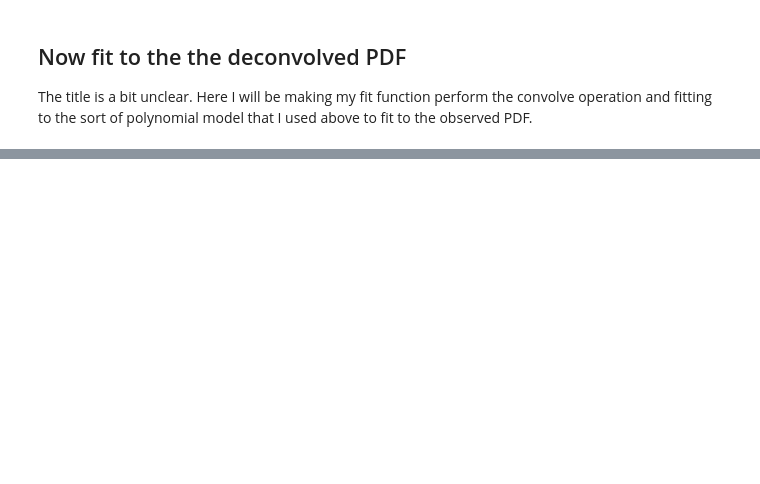
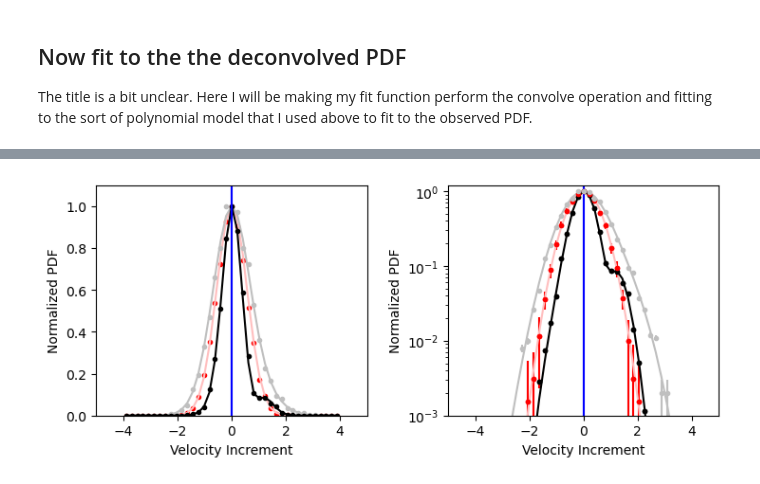
Before and after one commit to ispielma/anaysis_julia, a Jupyter notebook: 2024_02_27_Deconvolve_PDF/2024_02_27_Deconvolve_PDF.ipynb, the cells around one changed output, grey strips where cells are left out. Saved outputs shown, nothing was run; the diff lists cells and outputs as text; code cells hidden in the pictures; blank space fills up the shorter version.

```diff
--- a/2024_02_27_Deconvolve_PDF/2024_02_27_Deconvolve_PDF.ipynb
+++ b/2024_02_27_Deconvolve_PDF/2024_02_27_Deconvolve_PDF.ipynb
@@ -372,0 +465,84 @@ plt.gcf()
+# %%
+# Generate ground truth, noise, and add to get measurement outcomes.
+
+samples = 8776 # nummber of samples to Generate
+
+measure_turb = [sample(cdf_turb, v_grid) for _ in 1:samples]
+measure_bec = [sample(cdf_bec, v_grid) for _ in 1:samples]
+measure_raw = measure_turb .+ measure_bec
+
+hist_turb = hist(measure_turb, v_turb_hist_x)
+hist_turb ./= maximum(hist_turb)
+
+hist_bec = hist(measure_bec, v_bec_hist_x)
+hist_bec ./= maximum(hist_bec);
+
+hist_raw = hist(measure_raw, v_turb_hist_x)
+hist_raw ./= maximum(hist_raw);
+# %%
+# Plot the PDFs as well as the fit
+
+fig = plt.figure(figsize=Tuple([8, 3]))
+ax_dict = fig.subplot_mosaic(
+    "AB",
+    gridspec_kw=Dict(
+        "bottom" => 0.12,
+        "top" => 0.93,
+        "left" => 0.15,
+        "right" => 0.97,
+        "wspace" => 0.3,
+        "hspace" => 0.4,
+    ),
+)
+
+m = gauss_model_bec(v_bec_hist_x, LsqFit.coef(bec_fit))
+
+ax_dict["A"].plot(v_bec_hist_x, hist_bec, "r.")
+ax_dict["A"].plot(v_bec_hist_x, m ./ maximum(m), "-", color=(1.0, 0.75, 0.75))
+
+e_bec = (1.0./w_bec) .* [d > 0 ? 1.0 : 0.0 for d in hist_bec]
+ax_dict["B"].errorbar(v_bec_hist_x, hist_bec, yerr=e_bec ./ maximum(m), fmt="r.")
+ax_dict["B"].plot(v_bec_hist_x, hist_bec, "r.")
+ax_dict["B"].plot(v_bec_hist_x, m ./ maximum(m), "-", color=(1.0, 0.75, 0.75))
+
+m = conv_model(v_turb_hist_x, LsqFit.coef(turb_fit))
+ax_dict["A"].plot(v_turb_hist_x, hist_raw, ".", color=(0.75, 0.75, 0.75))
+ax_dict["A"].plot(v_turb_hist_x, m ./ maximum(m) , "-", color=(0.75, 0.75, 0.75))
+
+e_turb = (1.0./w_turb) .* [d > 0 ? 1.0 : 0.0 for d in hist_raw]
+ax_dict["B"].errorbar(v_turb_hist_x, hist_raw, yerr=e_turb ./ maximum(m), fmt=".", color=(0.75, 0.75, 0.75))
+ax_dict["B"].plot(v_turb_hist_x, m ./ maximum(m) , "-", color=(0.75, 0.75, 0.75))
+
+ax_dict["B"].plot(v_turb_hist_x, hist_turb, "k.")
+
+m = model(v_turb_hist_x, LsqFit.coef(turb_fit))
+ax_dict["A"].plot(v_turb_hist_x, hist_turb, "k.")
+ax_dict["B"].plot(v_turb_hist_x, hist_turb, "k.")
+
+ax_dict["A"].plot(v_turb_hist_x, model(v_turb_hist_x, LsqFit.coef(turb_fit)) ./ maximum(m), "-", color="k")
+ax_dict["B"].plot(v_turb_hist_x, model(v_turb_hist_x, LsqFit.coef(turb_fit)) ./ maximum(m), "-", color="k")
+
+
+ax_dict["A"].set_xlabel("Velocity Increment")
+ax_dict["B"].set_xlabel("Velocity Increment")
+
+ax_dict["A"].set_ylabel("Normalized PDF")
+ax_dict["B"].set_ylabel("Normalized PDF")
+
+ax_dict["A"].axvline(0.0, color="b")
+ax_dict["B"].axvline(0.0, color="b")
+
+
+# ax_dict["A"].set_xlim([-1.5, 1.5])
+ax_dict["B"].set_yscale("log")
+
+ax_dict["A"].set_ylim([0, 1.1])
+ax_dict["B"].set_ylim([1e-3, 1.2])
+
+
+ax_dict["A"].set_xlim([-5,5])
+ax_dict["B"].set_xlim([-5, 5])
+
+plt.gcf()
+# %% [output]
+[figure, added]
```
Also changed, not shown: parts of 16 cells of this notebook, 4 other files.
